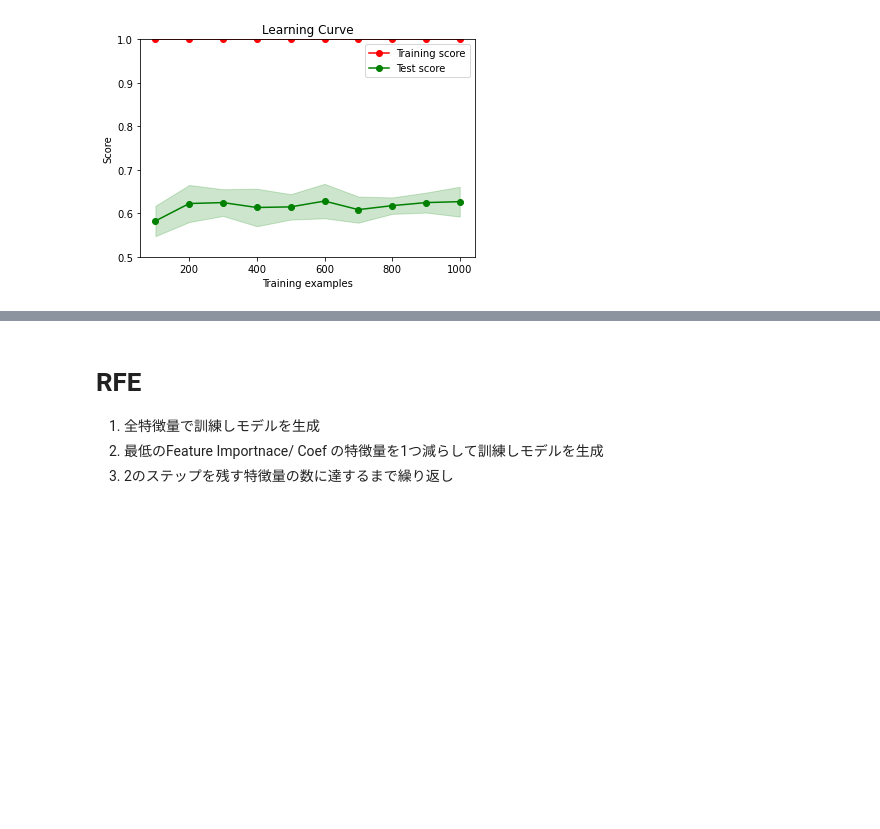
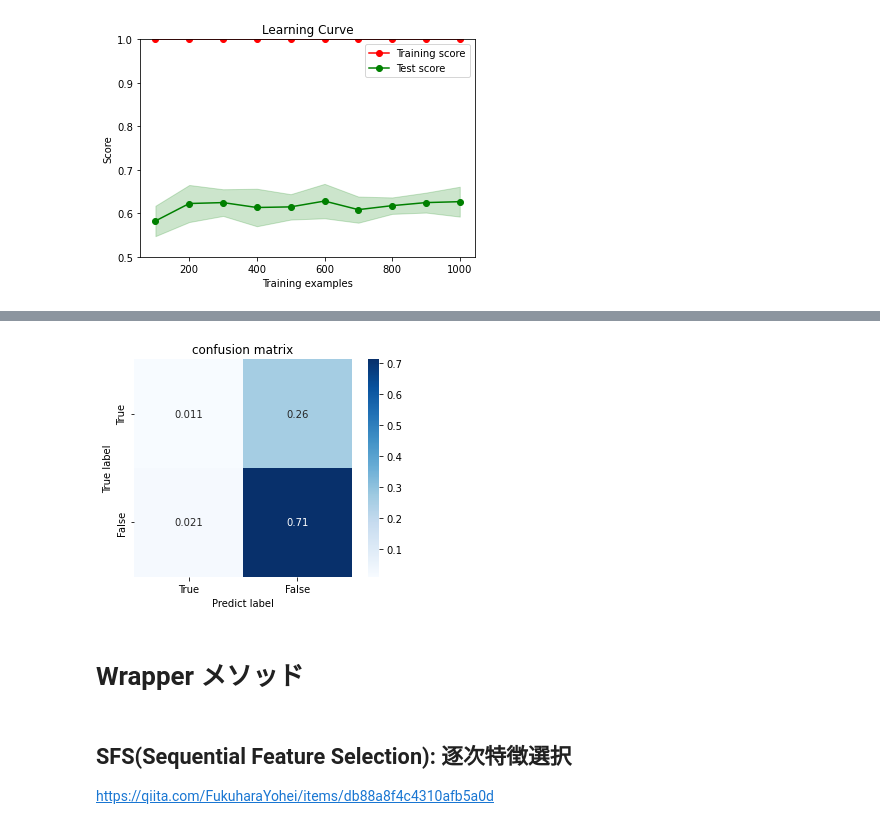
Before and after one commit to mono-clone/breast_cancer_analytics, a Jupyter notebook: notebooks/3.0.1-create_bcm_genes.ipynb, the cells around one changed output, grey strips where cells are left out. Drawn from its saved outputs; the diff is of its cells as text; code cells hidden in the pictures; blank space fills up the shorter version.

```diff
--- a/notebooks/3.0.1-create_bcm_genes.ipynb
+++ b/notebooks/3.0.1-create_bcm_genes.ipynb
@@ -461,6 +411,0 @@ for estimator in classifiers:
-# %% [markdown]
-# RFE
-
-1. 全特徴量で訓練しモデルを生成
-2. 最低のFeature Importnace/ Coef の特徴量を1つ減らして訓練しモデルを生成
-3. 2のステップを残す特徴量の数に達するまで繰り返し
@@ -492,0 +412,14 @@ for estimator in classifiers:
+# %%
+clf_rf = RandomForestClassifier(random_state=SEED)
+clf_rf.fit(X_train_ANOVA, y_train)
+pred_tmp = clf_rf.predict(X_test_ANOVA)
+
+plot_confusion_matrix(y_test, pred_tmp)
+# %% [output]
+[figure, added]
+# %% [markdown]
+# Wrapper メソッド
+# %% [markdown]
+## SFS(Sequential Feature Selection): 逐次特徴選択
+
+https://qiita.com/FukuharaYohei/items/db88a8f4c4310afb5a0d
```
Also changed, not shown: parts of 33 cells of this notebook, 5 other files.
